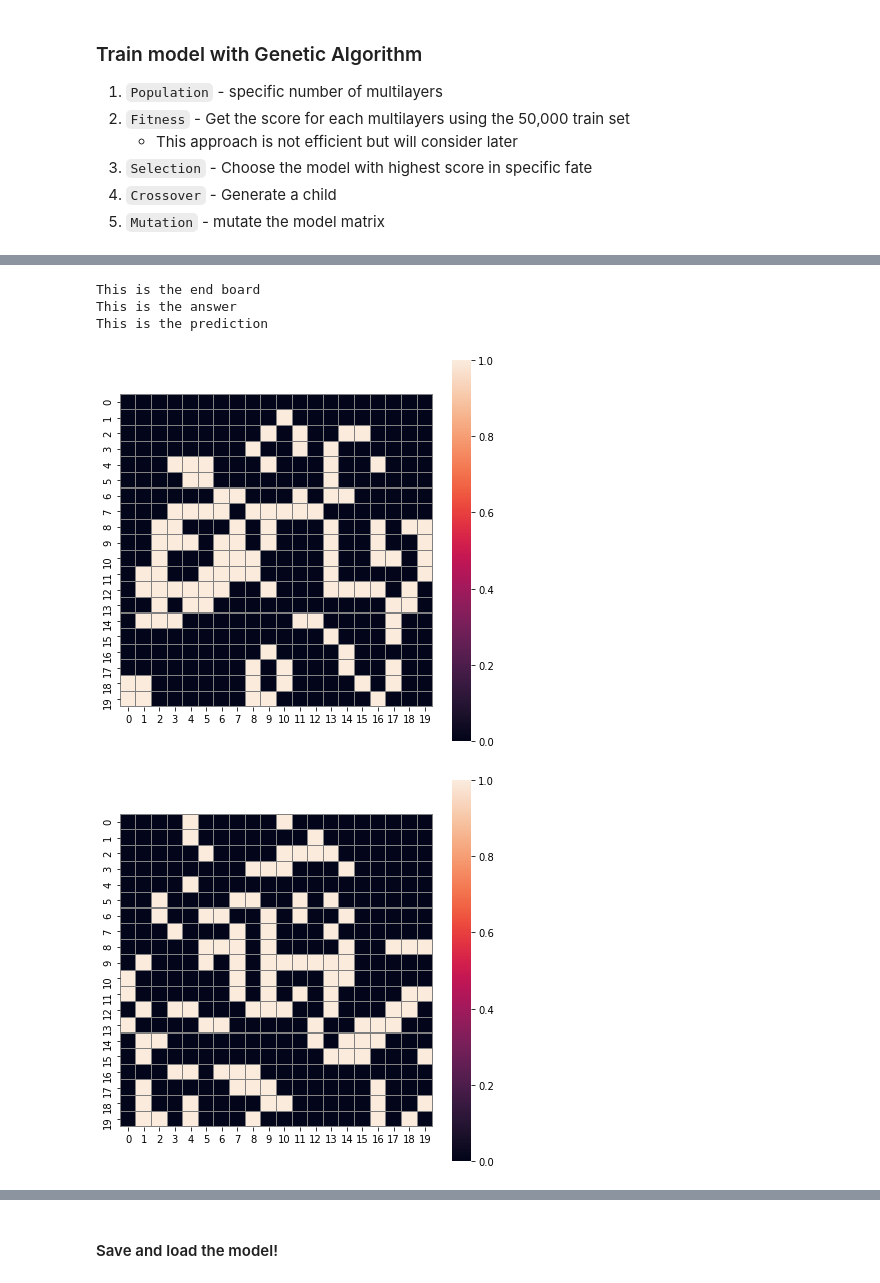
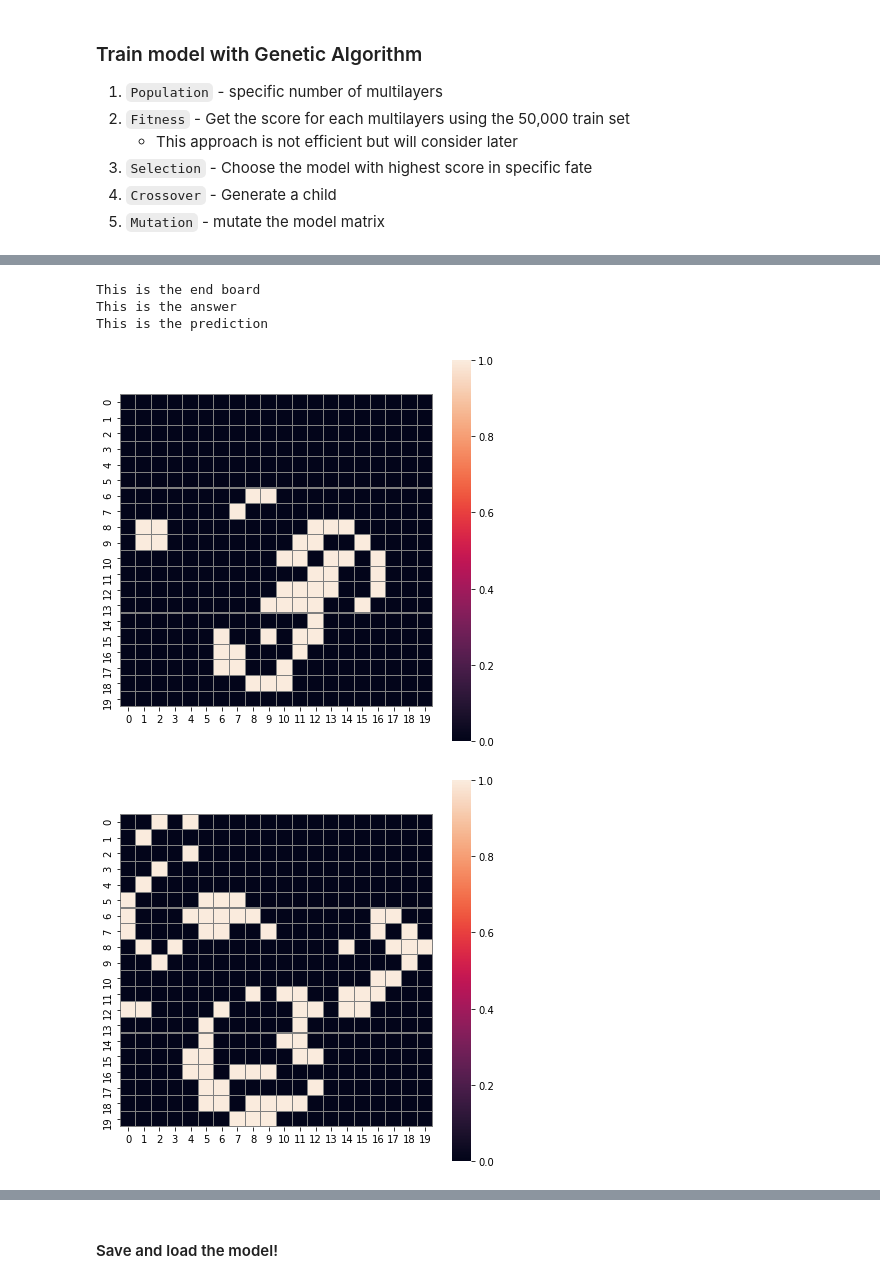
Before and after one commit to IllgamhoDuck/reverse-game-of-life, a Jupyter notebook: reverse_game_of_life_filter_ver.ipynb, the cells around one changed output, grey strips where cells are left out. Saved outputs shown, nothing was run; the diff lists cells and outputs as text; code cells hidden in the pictures.

```diff
--- a/reverse_game_of_life_filter_ver.ipynb
+++ b/reverse_game_of_life_filter_ver.ipynb
@@ -866,7 +866,7 @@ class Genetic(object):
         if mode == 'train':
             for i in range(self.batch_size):
                 index = (self.current_index + i) % self.dataset_len
-                data = self.dataset[index + 1]
+                data = self.dataset[index + 101]
                 x = data['end']
                 for _ in range(data['step']):
                     x = model(x)
@@ -955,7 +955,7 @@ kernel_g_path = os.path.join(kernel_path, kernel_name)
 # %%
 # Create the Genetic Algorithm
 g = Genetic(population_num=30,
-            kernel_num=1,)
-            # kernel_size_list=[(3, 3), (4, 4), (5, 5)])
+            kernel_num=3,
+            kernel_size_list=[(3, 3), (4, 4), (5, 5)])
 # %%
 small_train_set = {}
@@ -985,10 +982,10 @@ cProfile.run("""g(dataset=small_train_set,
 # %%
 g.best_model_score()
 # %%
-g.predict(train_set, 15, visual=True)
+g.predict(train_set, 120, visual=True)
 # %% [output]
 This is the end board
 This is the answer
 This is the prediction
-[figure, old version]
+[figure, new version]
-[figure, old version]
+[figure, new version]
```
Also changed, not shown: parts of 11 cells of this notebook.
